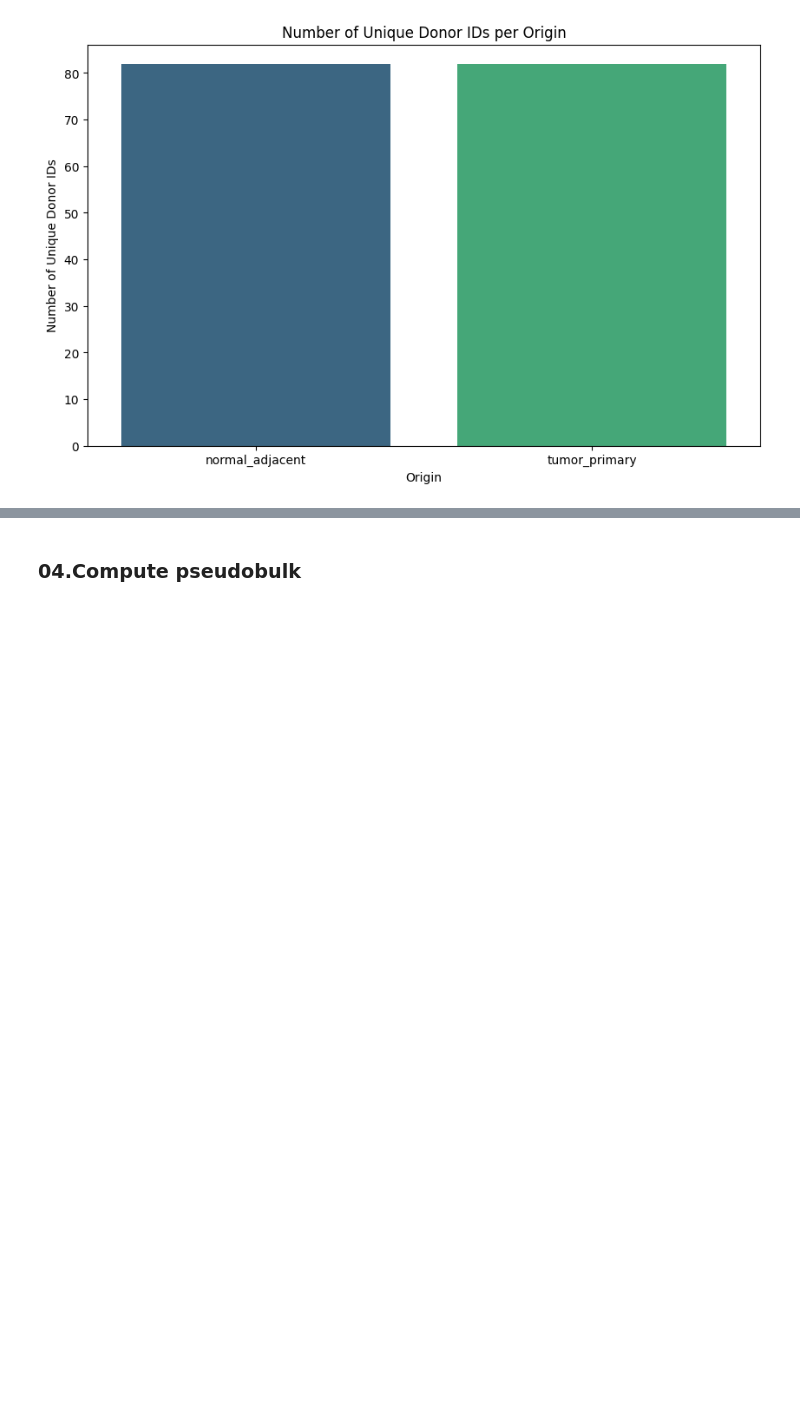
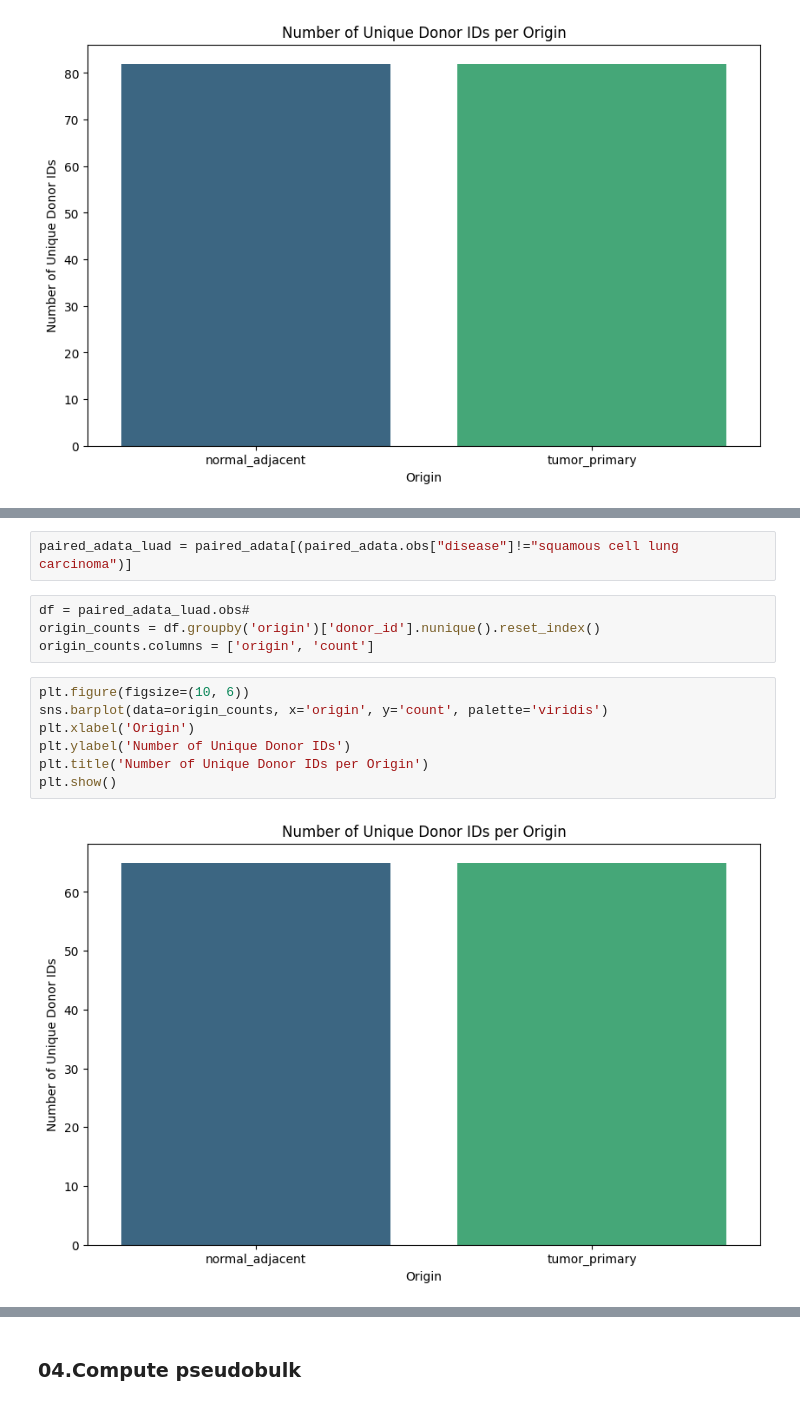
Before and after one commit to ErikaKvalem/NSCLC_gender_2023, a Jupyter notebook: 02-scripts/008_analysis_luad/10_pseudobulk_nsclc.ipynb, the cells around one changed output, grey strips where cells are left out. Cells and saved outputs as stored; diff of their text form; blank space fills up the shorter version.

```diff
--- a/02-scripts/008_analysis_luad/10_pseudobulk_nsclc.ipynb
+++ b/02-scripts/008_analysis_luad/10_pseudobulk_nsclc.ipynb
@@ -278,0 +292,15 @@ plt.show()
+# %%
+paired_adata_luad = paired_adata[(paired_adata.obs["disease"]!="squamous cell lung carcinoma")]
+# %%
+df = paired_adata_luad.obs#
+origin_counts = df.groupby('origin')['donor_id'].nunique().reset_index()
+origin_counts.columns = ['origin', 'count']
+# %%
+plt.figure(figsize=(10, 6))
+sns.barplot(data=origin_counts, x='origin', y='count', palette='viridis')
+plt.xlabel('Origin')
+plt.ylabel('Number of Unique Donor IDs')
+plt.title('Number of Unique Donor IDs per Origin')
+plt.show()
+# %% [output]
+[figure, added]
```
Also changed, not shown: parts of 26 cells of this notebook, 1 other file.
